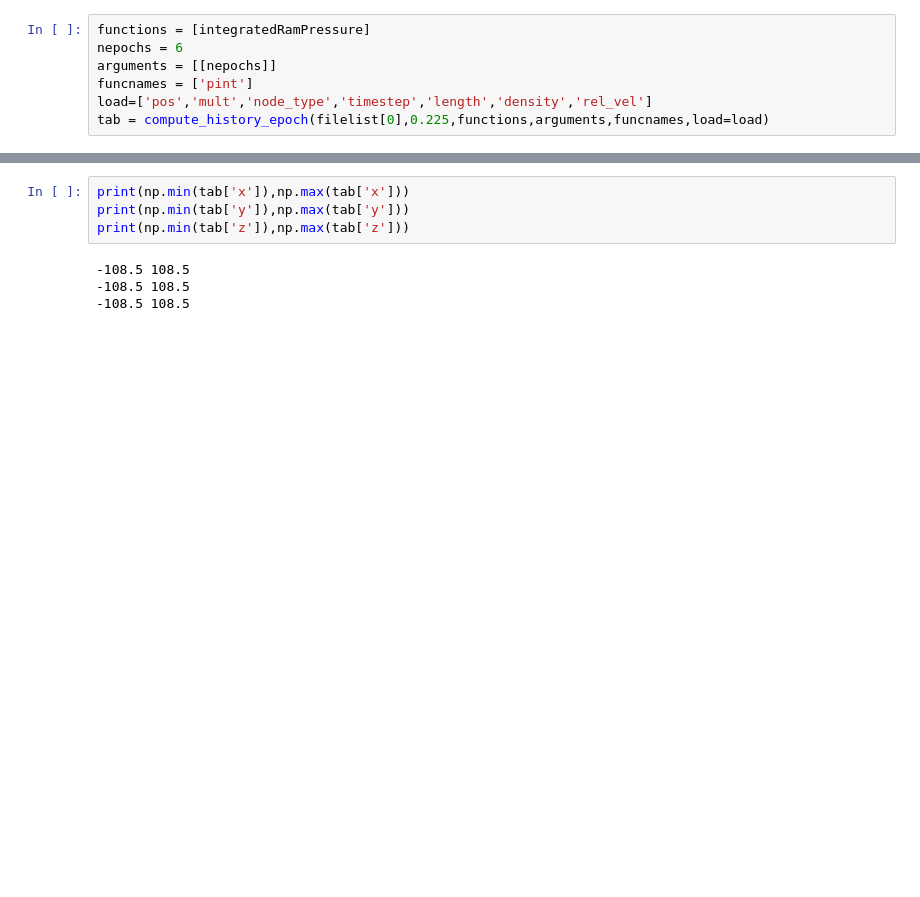
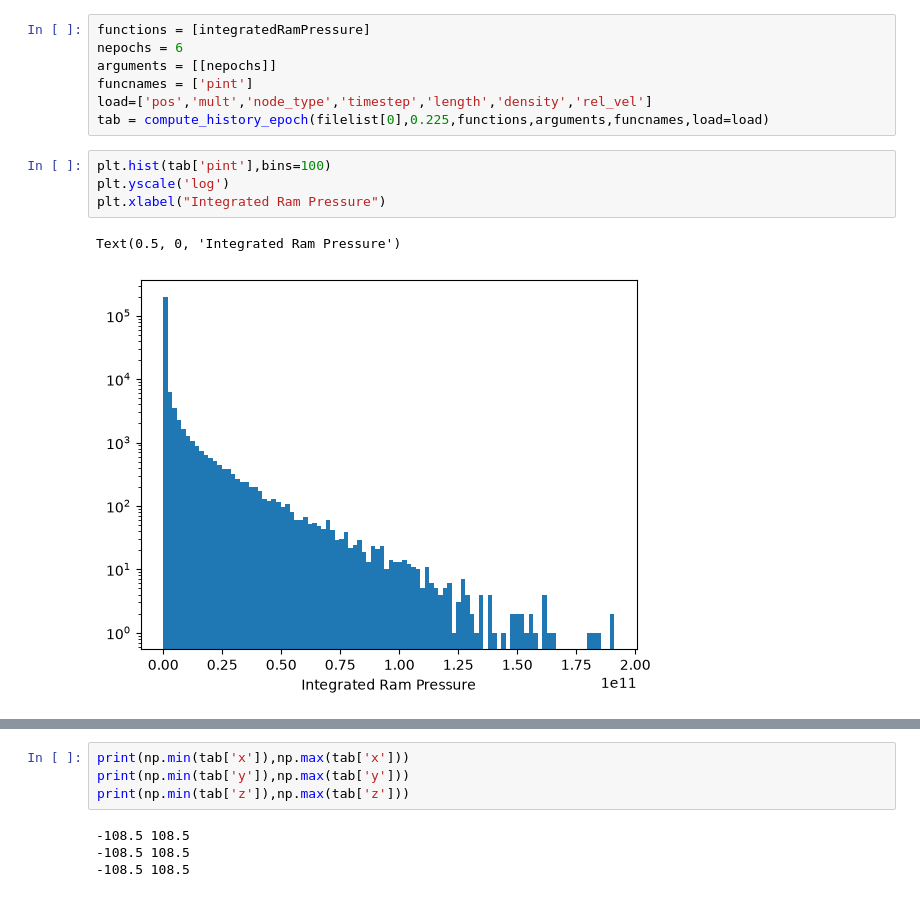
Before and after one commit to catherine-miller/bgsmaps, a Jupyter notebook: mapclustering_highbase.ipynb, the cells around one changed output, grey strips where cells are left out. Saved outputs shown, nothing was run; the diff lists cells and outputs as text; blank space fills up the shorter version.

```diff
--- a/mapclustering_highbase.ipynb
+++ b/mapclustering_highbase.ipynb
@@ -167,3 +185,10 @@ arguments = [[nepochs]]
 funcnames = ['pint']
 load=['pos','mult','node_type','timestep','length','density','rel_vel']
 tab = compute_history_epoch(filelist[0],0.225,functions,arguments,funcnames,load=load)
+# %%
+plt.hist(tab['pint'],bins=100)
+plt.yscale('log')
+plt.xlabel("Integrated Ram Pressure")
+# %% [output]
+Text(0.5, 0, 'Integrated Ram Pressure')
+[figure, added]
```
Also changed, not shown: parts of 17 cells of this notebook, 2 other files.
